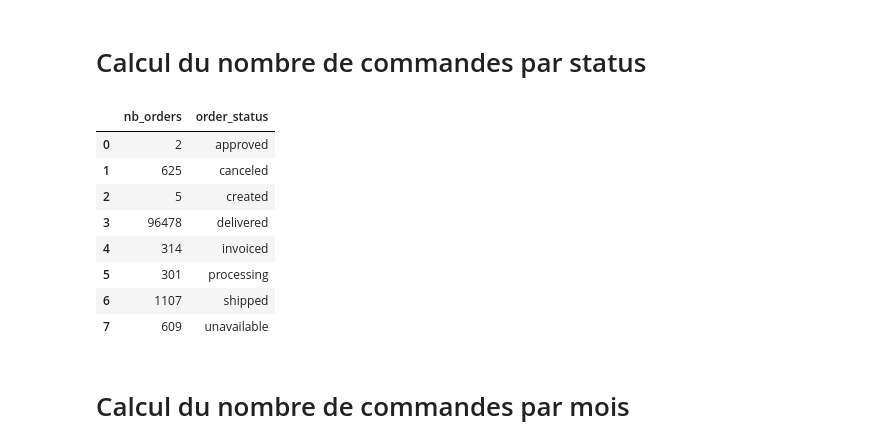
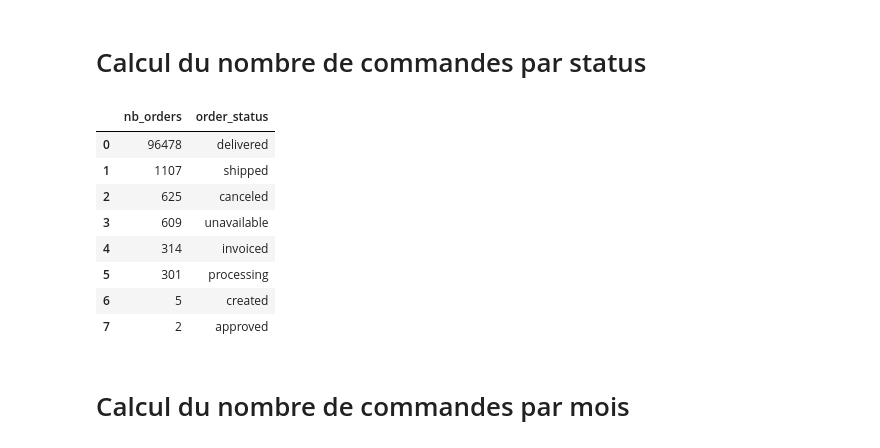
Before and after one commit to Hellfik/olist_ecommerce, a Jupyter notebook: indicators_queries.ipynb, the cells around one changed output. Drawn from its saved outputs; the diff is of its cells as text; code cells hidden in the pictures.

```diff
--- a/indicators_queries.ipynb
+++ b/indicators_queries.ipynb
@@ -81,22 +86,23 @@ nb_orders
 # %%
 nb_order_by_status_query = """
     SELECT COUNT(order_id) as nb_orders, order_status
     FROM olist_orders_dataset
     GROUP BY order_status
+    ORDER BY nb_orders DESC
 """
 
 nb_order_by_status = pd.read_sql(nb_order_by_status_query,con)
 nb_order_by_status
 # %% [output]
 |  | nb_orders | order_status |
-| 0 | 2 | approved |
-| 1 | 625 | canceled |
-| 2 | 5 | created |
-| 3 | 96478 | delivered |
+| 0 | 96478 | delivered |
+| 1 | 1107 | shipped |
+| 2 | 625 | canceled |
+| 3 | 609 | unavailable |
 | 4 | 314 | invoiced |
 | 5 | 301 | processing |
-| 6 | 1107 | shipped |
-| 7 | 609 | unavailable |
+| 6 | 5 | created |
+| 7 | 2 | approved |
 # %% [markdown]
 # Calcul du nombre de commandes par mois
 # %%
```
Also changed, not shown: parts of 21 cells of this notebook, 2 other files.
